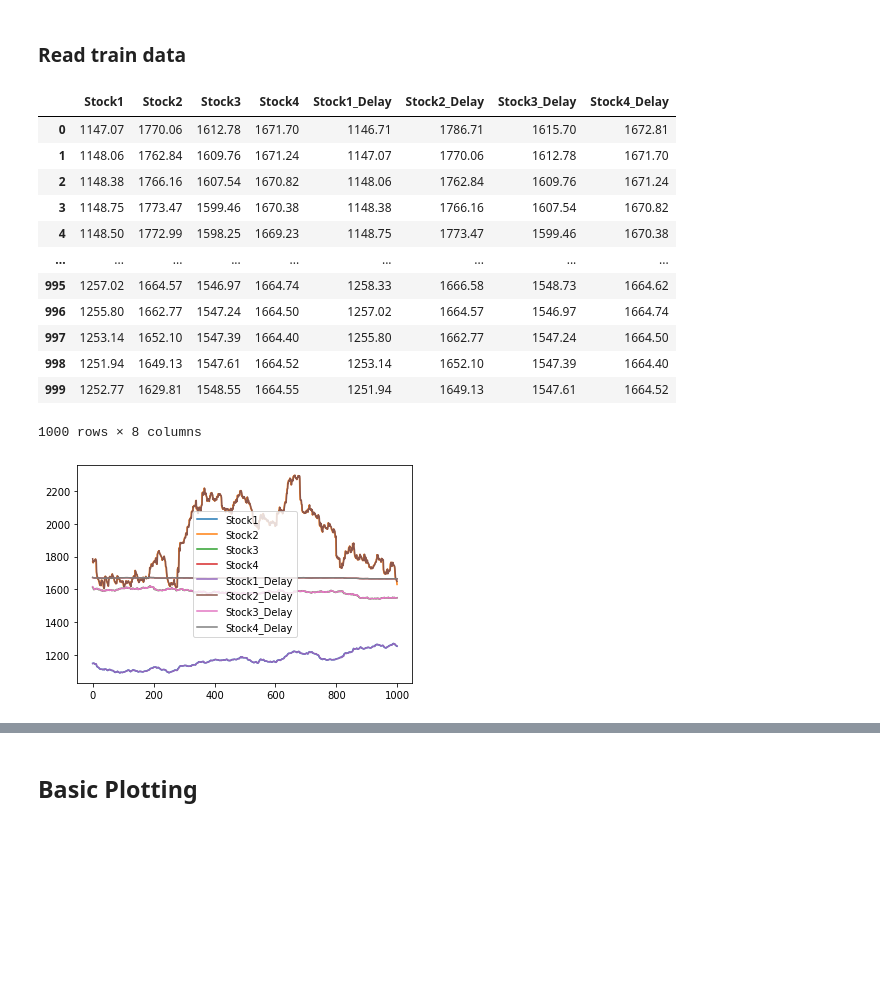
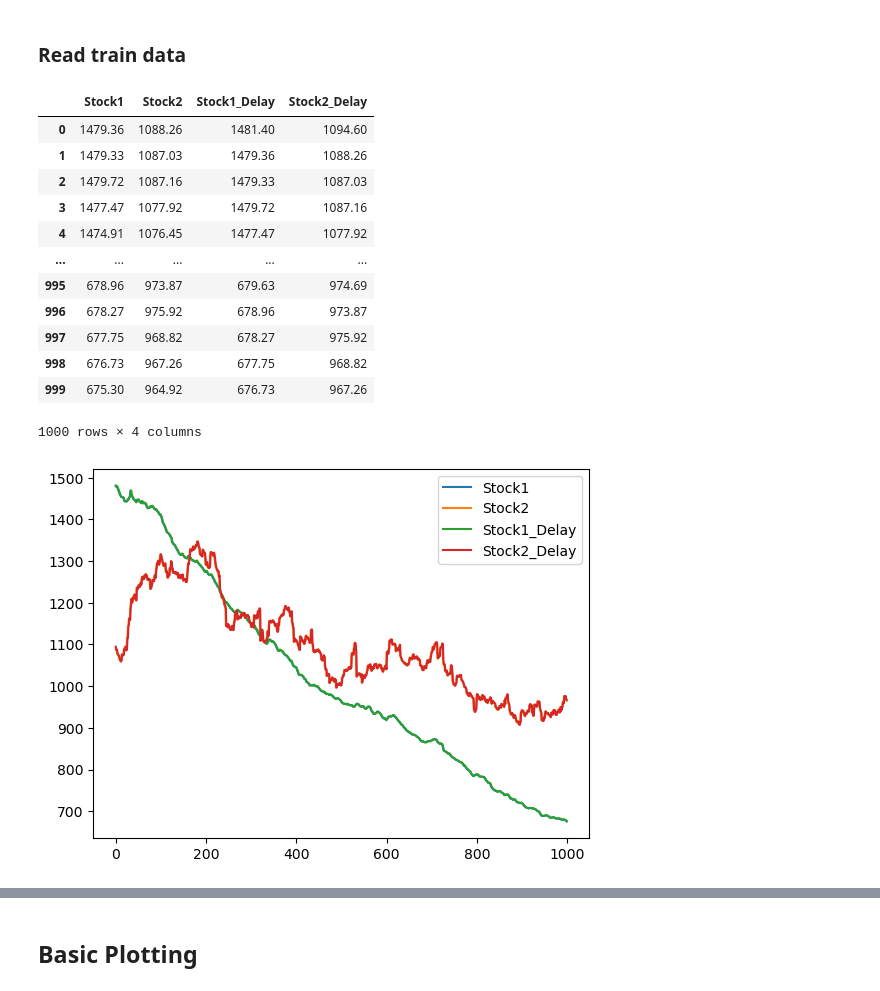
Before and after one commit to littlebai28/competition, a Jupyter notebook: Starter-Code.ipynb, the cells around one changed output, grey strips where cells are left out. Drawn from its saved outputs; the diff is of its cells as text; code cells hidden in the pictures; blank space fills up the shorter version.

```diff
--- a/Starter-Code.ipynb
+++ b/Starter-Code.ipynb
@@ -34,21 +34,21 @@ import matplotlib.pyplot as plt
 # %% [markdown]
 ### Read train data
 # %%
-df = pd.read_csv('train_1.csv', index_col=None)
+df = pd.read_csv('train_0.csv', index_col=None)[["Stock1","Stock2","Stock1_Delay","Stock2_Delay"]]
 df.plot()
 df
 # %% [output]
-|  | Stock1 | Stock2 | Stock3 | Stock4 | Stock1_Delay | Stock2_Delay | Stock3_Delay | Stock4_Delay |
-| 0 | 1147.07 | 1770.06 | 1612.78 | 1671.70 | 1146.71 | 1786.71 | 1615.70 | 1672.81 |
-| 1 | 1148.06 | 1762.84 | 1609.76 | 1671.24 | 1147.07 | 1770.06 | 1612.78 | 1671.70 |
-| 2 | 1148.38 | 1766.16 | 1607.54 | 1670.82 | 1148.06 | 1762.84 | 1609.76 | 1671.24 |
-| 3 | 1148.75 | 1773.47 | 1599.46 | 1670.38 | 1148.38 | 1766.16 | 1607.54 | 1670.82 |
-| 4 | 1148.50 | 1772.99 | 1598.25 | 1669.23 | 1148.75 | 1773.47 | 1599.46 | 1670.38 |
-| ... | ... | ... | ... | ... | ... | ... | ... | ... |
-| 995 | 1257.02 | 1664.57 | 1546.97 | 1664.74 | 1258.33 | 1666.58 | 1548.73 | 1664.62 |
-| 996 | 1255.80 | 1662.77 | 1547.24 | 1664.50 | 1257.02 | 1664.57 | 1546.97 | 1664.74 |
-| 997 | 1253.14 | 1652.10 | 1547.39 | 1664.40 | 1255.80 | 1662.77 | 1547.24 | 1664.50 |
-| 998 | 1251.94 | 1649.13 | 1547.61 | 1664.52 | 1253.14 | 1652.10 | 1547.39 | 1664.40 |
-| 999 | 1252.77 | 1629.81 | 1548.55 | 1664.55 | 1251.94 | 1649.13 | 1547.61 | 1664.52 |
+|  | Stock1 | Stock2 | Stock1_Delay | Stock2_Delay |
+| 0 | 1479.36 | 1088.26 | 1481.40 | 1094.60 |
+| 1 | 1479.33 | 1087.03 | 1479.36 | 1088.26 |
+| 2 | 1479.72 | 1087.16 | 1479.33 | 1087.03 |
+| 3 | 1477.47 | 1077.92 | 1479.72 | 1087.16 |
+| 4 | 1474.91 | 1076.45 | 1477.47 | 1077.92 |
+| ... | ... | ... | ... | ... |
+| 995 | 678.96 | 973.87 | 679.63 | 974.69 |
+| 996 | 678.27 | 975.92 | 678.96 | 973.87 |
+| 997 | 677.75 | 968.82 | 678.27 | 975.92 |
+| 998 | 676.73 | 967.26 | 677.75 | 968.82 |
+| 999 | 675.30 | 964.92 | 676.73 | 967.26 |
-1000 rows × 8 columns
+1000 rows × 4 columns
-[figure, old version]
+[figure, new version]
```
Also changed, not shown: parts of 5 cells of this notebook, 2 other files.
